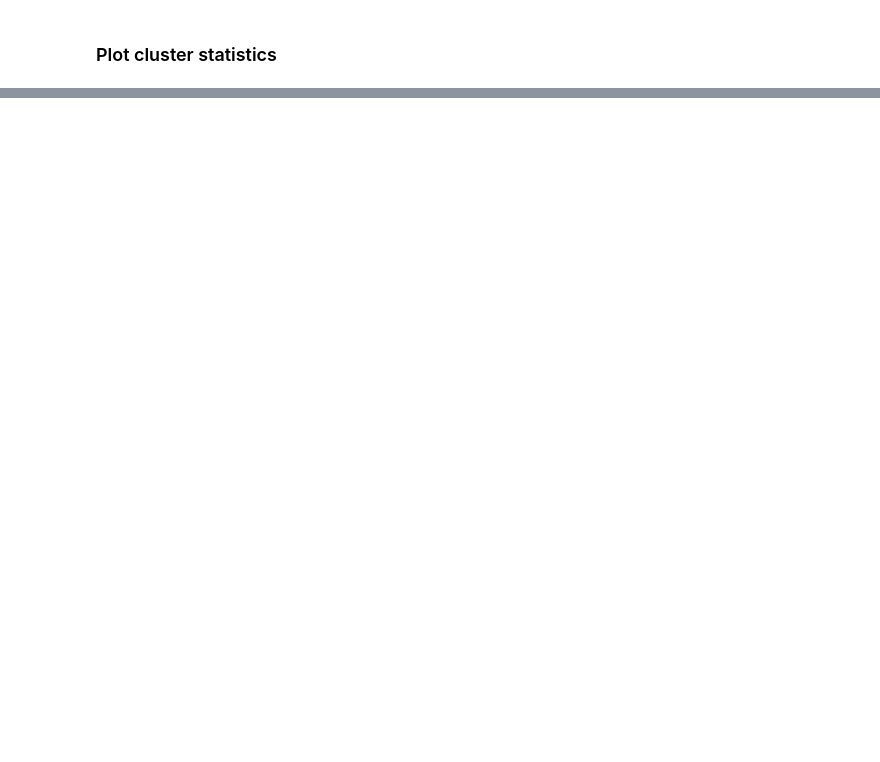
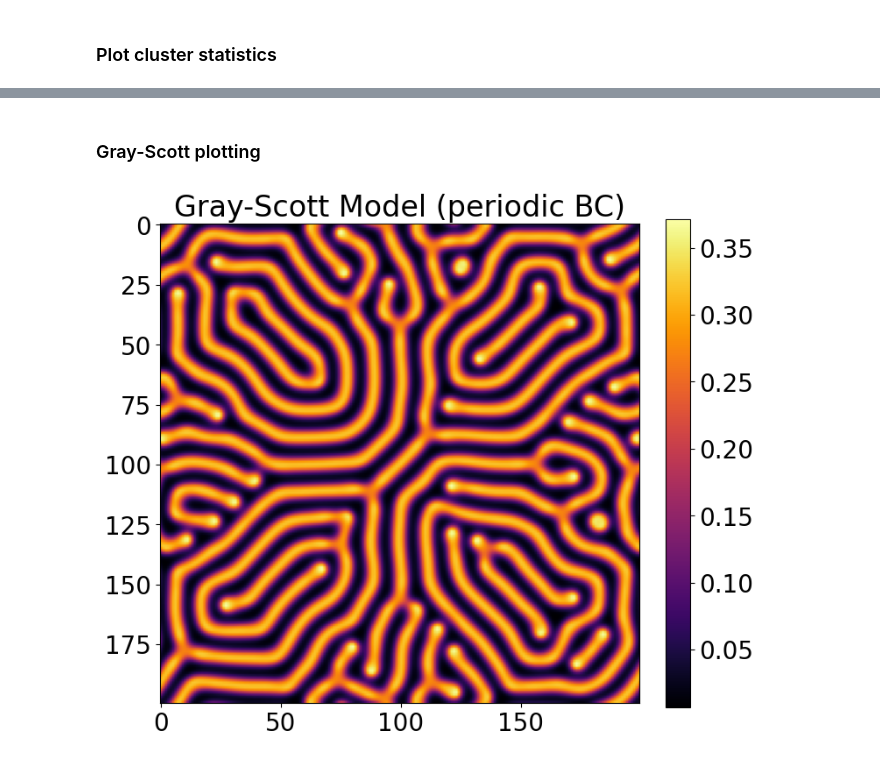
Before and after one commit to Luke-Kr/Scientific-Computing-Set-2, a Jupyter notebook: notebook.ipynb, the cells around one changed output, grey strips where cells are left out. Cells and saved outputs as stored; diff of their text form; code cells hidden in the pictures; blank space fills up the shorter version.

Commit message:
Gray-Scott added to notebook and README

```diff
--- a/notebook.ipynb
+++ b/notebook.ipynb
@@ -193,0 +141,23 @@ NameError: name 'visualization_results' is not defined
+# %% [markdown]
+### Gray-Scott plotting
+# %%
+# Simulation parameters
+N = 200
+Du, Dv = 0.16, 0.08
+f, k = 0.035, 0.060
+dt, steps = 1.0, 10000
+bc_type = "periodic" # Change boundary condition type here
+
+u, v = gray_scott_simulation(N, Du, Dv, f, k, dt, steps, bc_type)
+
+# Set global font size
+plt.rcParams.update({'font.size': 20})
+
+# Create figure with tight layout to remove whitespace
+fig, ax = plt.subplots(figsize=(8, 8), tight_layout=True)
+im = ax.imshow(v, cmap='inferno')
+
+ax.set_title(f'Gray-Scott Model ({bc_type} BC)')
+cbar = fig.colorbar(im, ax=ax, fraction=0.046)
+# %% [output]
+[figure, added]
```
Also changed, not shown: parts of 8 cells of this notebook, 1 other file.
